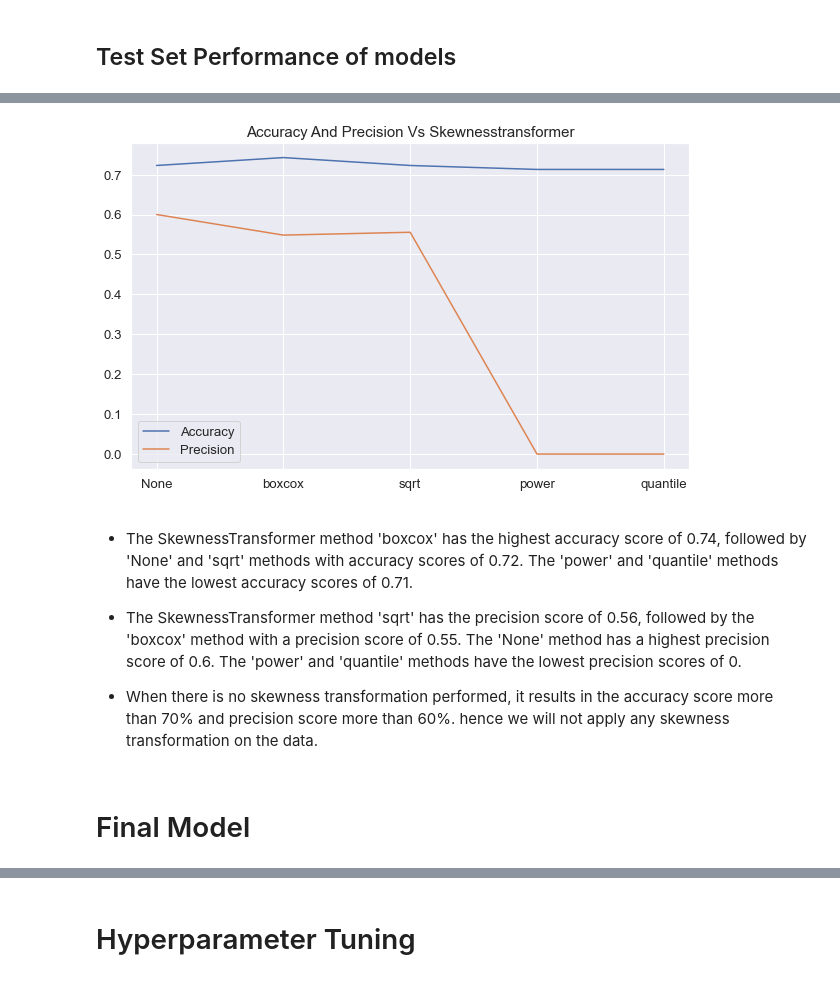
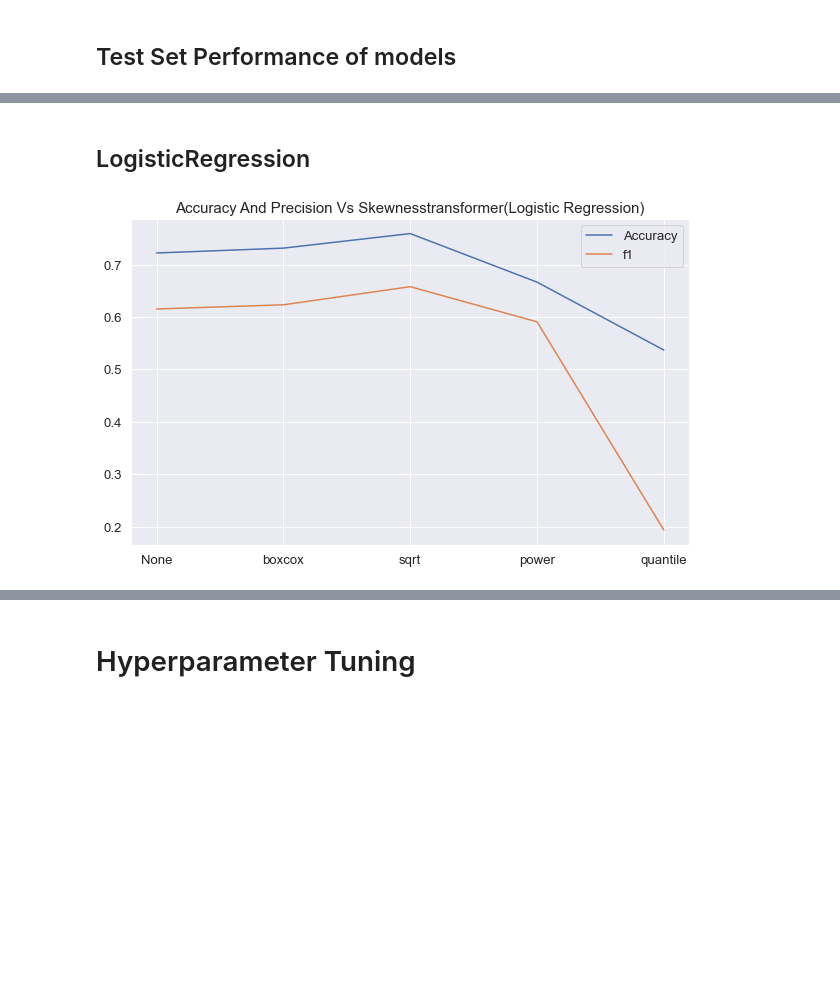
Before and after one commit to mdushetwar/Blood-Donation-Prediction, a Jupyter notebook: BloodDonationPred.ipynb, the cells around one changed output, grey strips where cells are left out. Drawn from its saved outputs; the diff is of its cells as text; code cells hidden in the pictures; blank space fills up the shorter version.

```diff
--- a/BloodDonationPred.ipynb
+++ b/BloodDonationPred.ipynb
@@ -802,7 +878,7 @@ precision_scores= {}
 recall_scores= {}
 
 for name, model in zip(models.keys(), models.values()):
-       model.fit(X_train_transformed, y_train)
+       model.fit(X_smote, y_smote)
        y_pred= model.predict(X_test_transformed)
        accuracy= accuracy_score(y_test, y_pred)
        f1=f1_score(y_test, y_pred)
@@ -842,0 +980,4 @@ Next, we can perform hyperparameter tuning on Logistic Regression to further imp
+# %%
+svc = SVC(probability=True)
+svc.fit(X_smote, y_smote)
+y_pred = svc.predict(X_test_transformed)
@@ -842,0 +1009,12 @@ Next, we can perform hyperparameter tuning on Logistic Regression to further imp
+# %%
+svc_threshold = SVC(probability=True)
+
+# Training the model on the training data
+svc_threshold.fit(X_smote, y_smote)
+
+# Getting the predicted probabilities of each class
+y_proba = svc_threshold.predict_proba(X_test_transformed)
+
+# Setting the threshold for class 1 to 0.6
+threshold = 0.6
+y_pred_new_svc = (y_proba[:, 1] >= threshold).astype(int)
@@ -843,7 +1041,9 @@ Next, we can perform hyperparameter tuning on Logistic Regression to further imp
+# %% [markdown]
+## LogisticRegression
 # %%
 methods = [None, 'boxcox', 'sqrt', 'power', 'quantile']
 
-method_precision_scores={}
+method_f1_scores={}
 method_accuracy_scores={}
 for method in methods:
     preprocessor = ColumnTransformer(
@@ -860,32 +1060,24 @@ for method in methods:
     X_test_transformed = preprocessor.transform(X_test)
 
     # SMOTE
-    #X_smote, y_smote= smote.fit_resample(X_train_transformed, y_train)
+    X_smote, y_smote= smote.fit_resample(X_train_transformed, y_train)
 
     # SVC model
     model = LogisticRegression()
-    model.fit(X_train_transformed, y_train)
+    model.fit(X_smote, y_smote)
     y_pred = model.predict(X_test_transformed)
     accuracy= accuracy_score(y_test, y_pred)
-    precision = precision_score(y_test, y_pred)
-    method_precision_scores[method]=precision
+    f1 = f1_score(y_test, y_pred)
+    method_f1_scores[method]=f1
     method_accuracy_scores[method]=accuracy
 # %%
 plt.figure(figsize=(10,6))
 
 plt.plot(['None', 'boxcox', 'sqrt', 'power', 'quantile'], list(method_accuracy_scores.values()), label='Accuracy')
-plt.plot(['None', 'boxcox', 'sqrt', 'power', 'quantile'], list(method_precision_scores.values()), label='Precision')
+plt.plot(['None', 'boxcox', 'sqrt', 'power', 'quantile'], list(method_f1_scores.values()), label='f1')
 
-plt.title('Accuracy and Precision vs SkewnessTransformer'.title(), fontsize=15)
+plt.title('Accuracy and Precision vs SkewnessTransformer(Logistic Regression)'.title(), fontsize=15)
 plt.legend();
 # %% [output]
-[figure, old version]
+[figure, new version]
-# %% [markdown]
-- The SkewnessTransformer method 'boxcox' has the highest accuracy score of 0.74, followed by 'None' and 'sqrt' methods with accuracy scores of 0.72. The 'power' and 'quantile' methods have the lowest accuracy scores of 0.71.
-
-- The SkewnessTransformer method 'sqrt' has the precision score of 0.56, followed by the 'boxcox' method with a precision score of 0.55. The 'None' method has a highest precision score of 0.6. The 'power' and 'quantile' methods have the lowest precision scores of 0.
-
-- When there is no skewness transformation performed, it results in the accuracy score more than 70% and precision score more than 60%. hence we will not apply any skewness transformation on the data.
-# %% [markdown]
-# Final Model
 # %%
```
Also changed, not shown: parts of 88 cells of this notebook.
